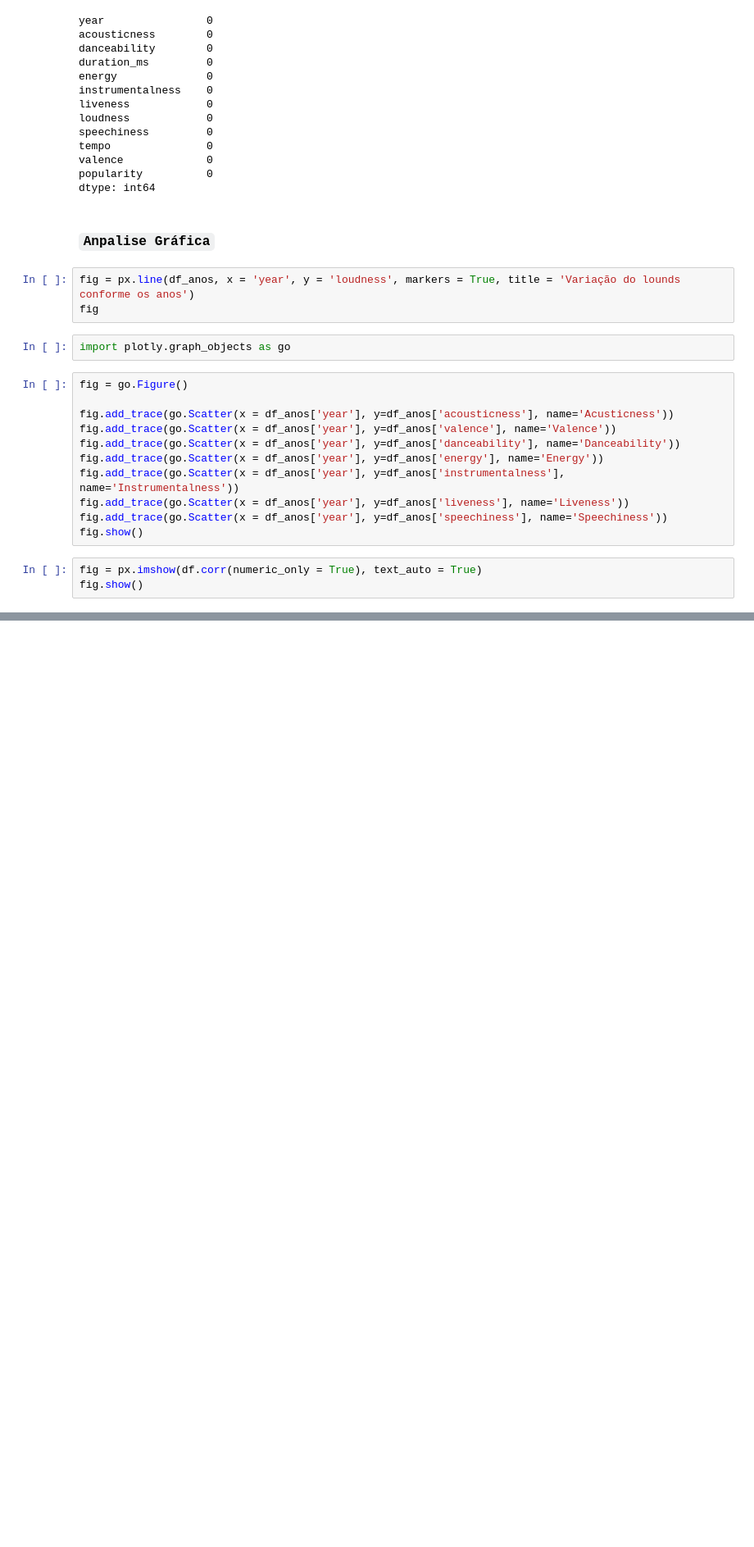
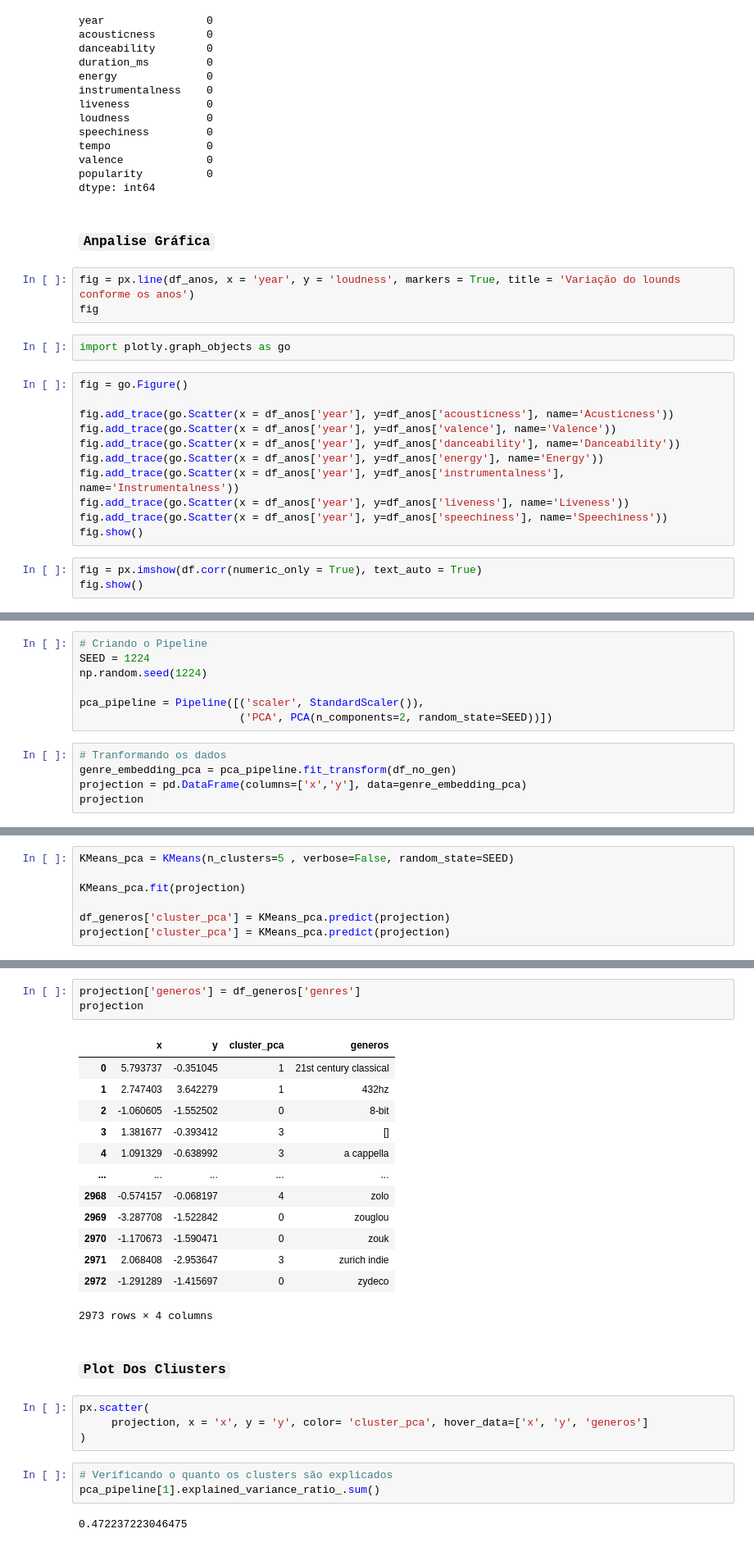
Before and after one commit to Ikekenard/spotfy-clustering, a Jupyter notebook: spotfy-clustering.ipynb, the cells around one changed output, grey strips where cells are left out. Shown at 82% size. Cells and saved outputs as stored; diff of their text form; blank space fills up the shorter version.

Commit message:
Clusterização por Gênero Musical

```diff
--- a/spotfy-clustering.ipynb
+++ b/spotfy-clustering.ipynb
@@ -257,0 +290,12 @@ fig.show()
+# %%
+# Criando o Pipeline
+SEED = 1224
+np.random.seed(1224)
+
+pca_pipeline = Pipeline([('scaler', StandardScaler()),
+                         ('PCA', PCA(n_components=2, random_state=SEED))])
+# %%
+# Tranformando os dados
+genre_embedding_pca = pca_pipeline.fit_transform(df_no_gen)
+projection = pd.DataFrame(columns=['x','y'], data=genre_embedding_pca)
+projection
@@ -257,0 +320,7 @@ fig.show()
+# %%
+KMeans_pca = KMeans(n_clusters=5 , verbose=False, random_state=SEED)
+
+KMeans_pca.fit(projection)
+
+df_generos['cluster_pca'] = KMeans_pca.predict(projection)
+projection['cluster_pca'] = KMeans_pca.predict(projection)
@@ -257,0 +336,28 @@ fig.show()
+# %%
+projection['generos'] = df_generos['genres']
+projection
+# %% [output]
+|  | x | y | cluster_pca | generos |
+| 0 | 5.793737 | -0.351045 | 1 | 21st century classical |
+| 1 | 2.747403 | 3.642279 | 1 | 432hz |
+| 2 | -1.060605 | -1.552502 | 0 | 8-bit |
+| 3 | 1.381677 | -0.393412 | 3 | [] |
+| 4 | 1.091329 | -0.638992 | 3 | a cappella |
+| ... | ... | ... | ... | ... |
+| 2968 | -0.574157 | -0.068197 | 4 | zolo |
+| 2969 | -3.287708 | -1.522842 | 0 | zouglou |
+| 2970 | -1.170673 | -1.590471 | 0 | zouk |
+| 2971 | 2.068408 | -2.953647 | 3 | zurich indie |
+| 2972 | -1.291289 | -1.415697 | 0 | zydeco |
+2973 rows × 4 columns
+# %% [markdown]
+### `Plot Dos Cliusters`
+# %%
+px.scatter(
+     projection, x = 'x', y = 'y', color= 'cluster_pca', hover_data=['x', 'y', 'generos']
+)
+# %%
+# Verificando o quanto os clusters são explicados
+pca_pipeline[1].explained_variance_ratio_.sum()
+# %% [output]
+0.472237223046475
```
Also changed, not shown: parts of 11 cells of this notebook.
